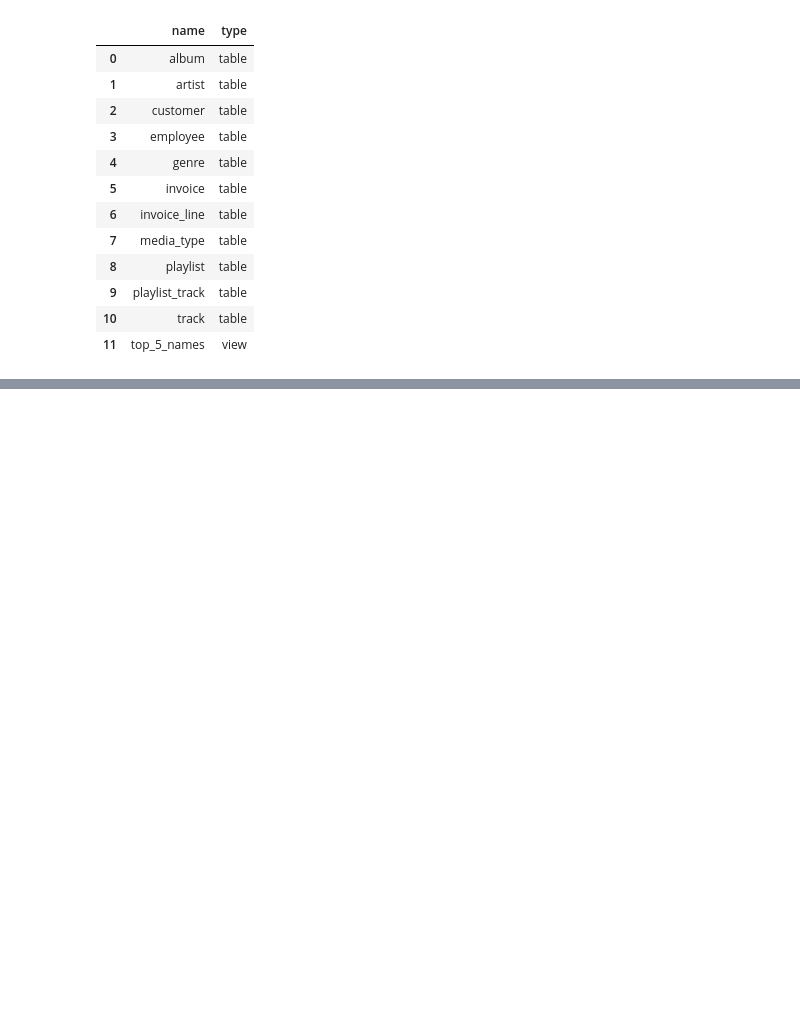
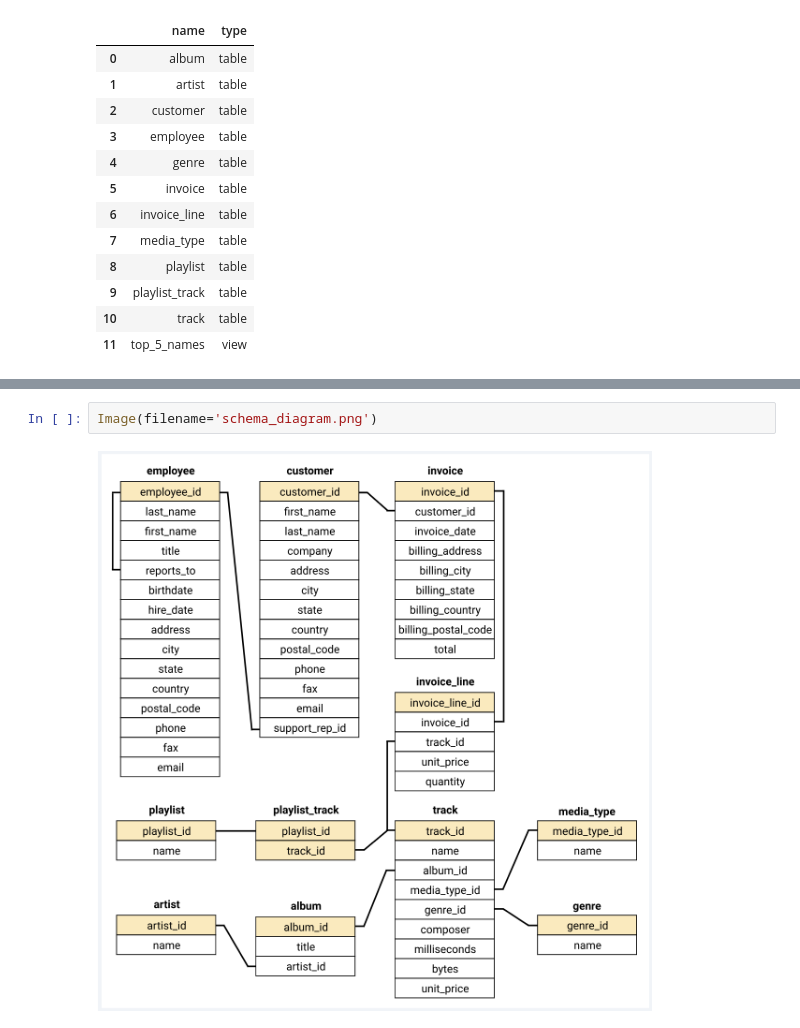
Before and after one commit to cherifbenham/ai_course, a Jupyter notebook: kaggle/input/chinook-music-store-data/sql_questions.ipynb, the cells around one changed output, grey strips where cells are left out. Cells and saved outputs as stored; diff of their text form; blank space fills up the shorter version.

```diff
--- a/kaggle/input/chinook-music-store-data/sql_questions.ipynb
+++ b/kaggle/input/chinook-music-store-data/sql_questions.ipynb
@@ -55,0 +152,4 @@ show_tables()
+# %%
+Image(filename='schema_diagram.png')
+# %% [output]
+[figure, added]
```
Also changed, not shown: parts of 14 cells of this notebook, 3 other files.
